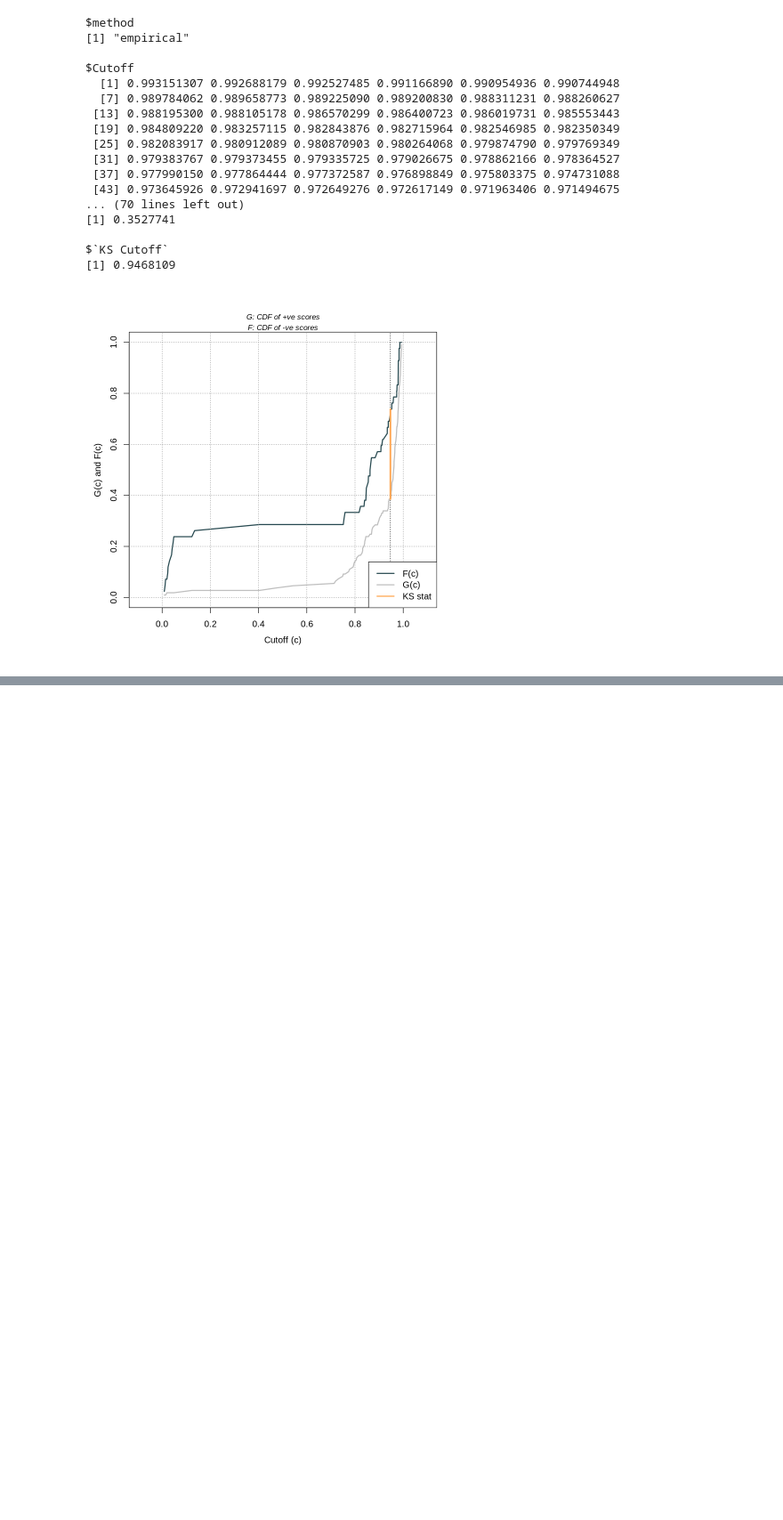
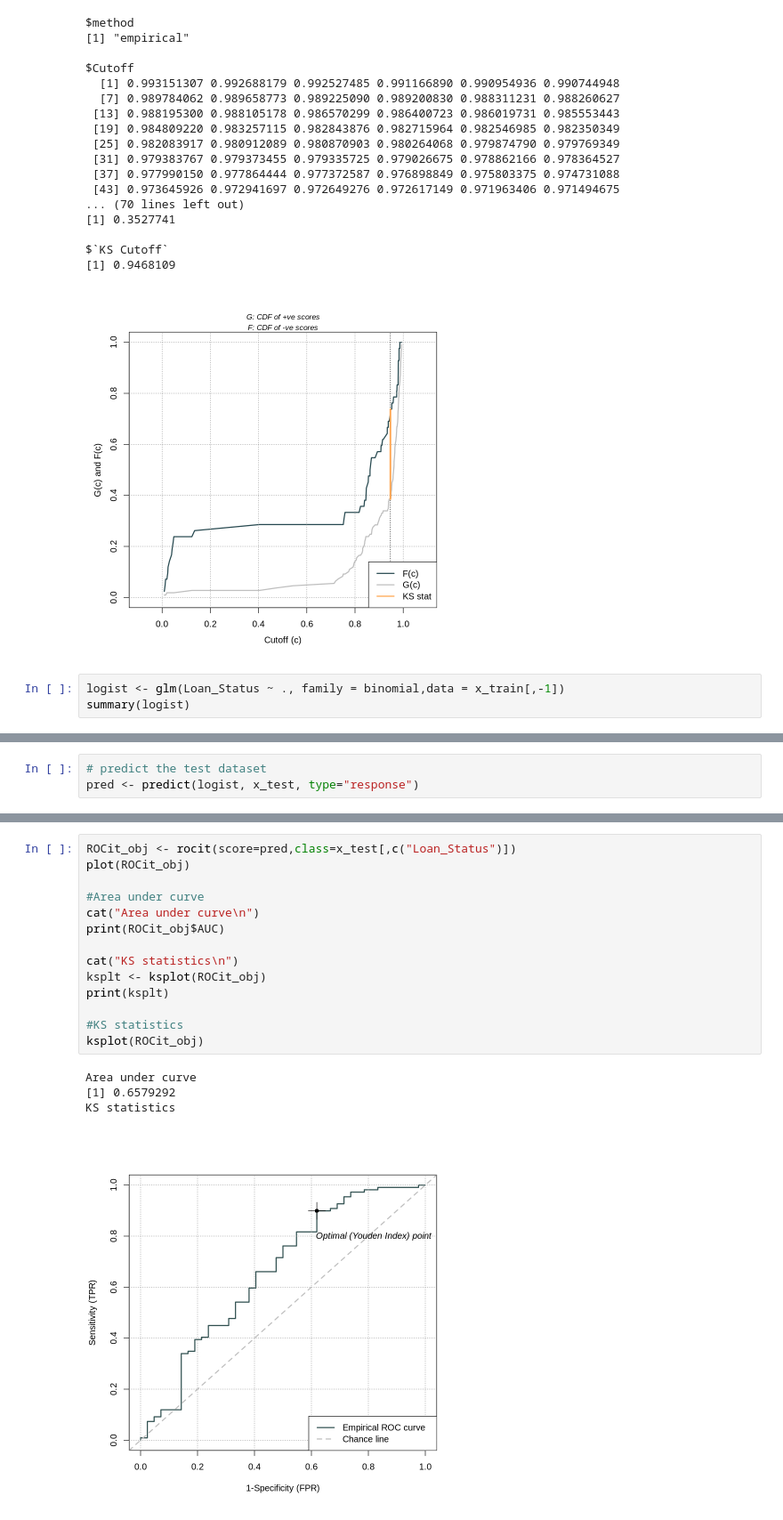
Before and after one commit to jaypeeml/firstrepo, a Jupyter notebook: rpg_program.ipynb, the cells around one changed output, grey strips where cells are left out. Shown at 89% size. Drawn from its saved outputs; the diff is of its cells as text; blank space fills up the shorter version.

```diff
--- a/rpg_program.ipynb
+++ b/rpg_program.ipynb
@@ -661,3 +672,6 @@ $Cutoff
 $`KS Cutoff`
 [1] 0.9468109
 [figure]
+# %%
+logist <- glm(Loan_Status ~ ., family = binomial,data = x_train[,-1])
+summary(logist)
@@ -663,0 +724,3 @@ $`KS Cutoff`
+# %%
+# predict the test dataset
+pred <- predict(logist, x_test, type="response")
@@ -663,0 +750,19 @@ $`KS Cutoff`
+# %%
+ROCit_obj <- rocit(score=pred,class=x_test[,c("Loan_Status")])
+plot(ROCit_obj)
+
+#Area under curve
+cat("Area under curve\n")
+print(ROCit_obj$AUC)
+
+cat("KS statistics\n")
+ksplt <- ksplot(ROCit_obj)
+print(ksplt)
+
+#KS statistics
+ksplot(ROCit_obj)
+# %% [output]
+Area under curve
+[1] 0.6579292
+KS statistics
+[figure, added]
```
Also changed, not shown: parts of 15 cells of this notebook.
